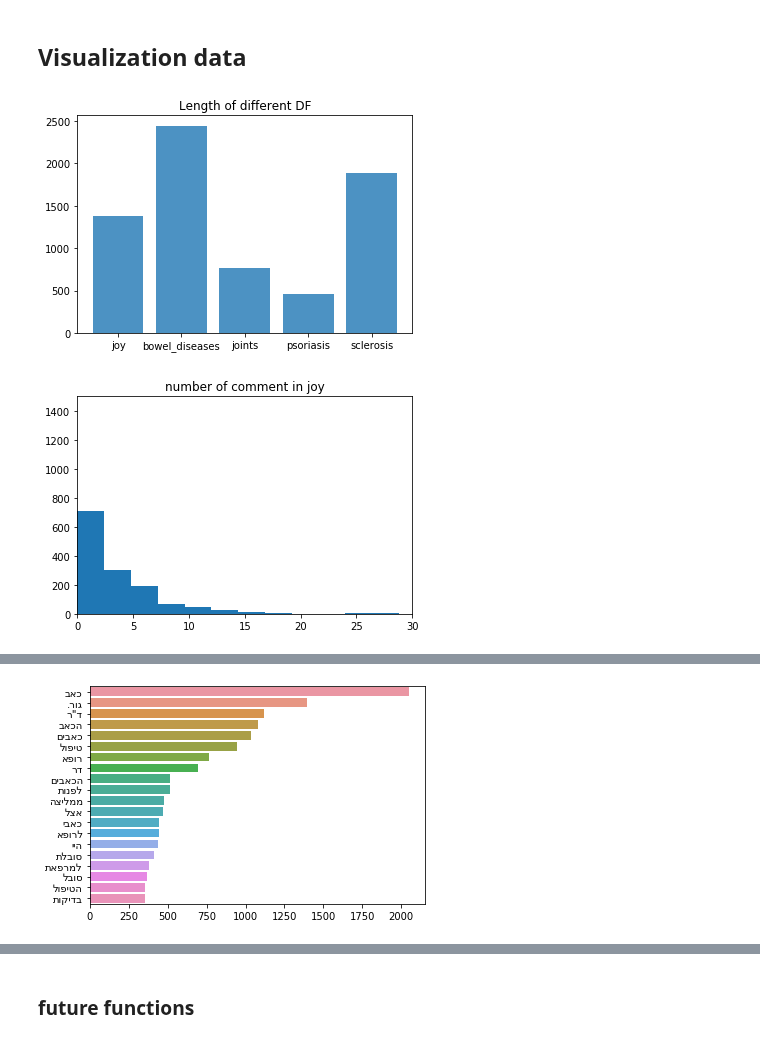
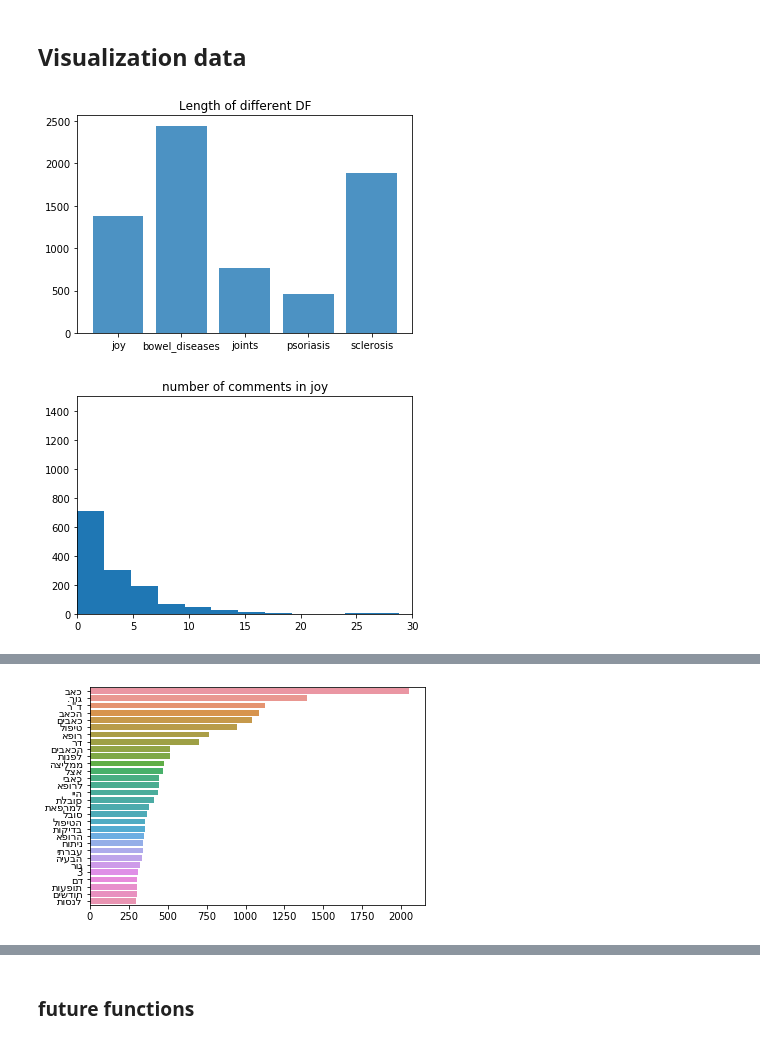
Before and after one commit to roishlezinger/nlpH, a Jupyter notebook: final project/organizes_data.ipynb, the cells around one changed output, grey strips where cells are left out. Drawn from its saved outputs; the diff is of its cells as text; code cells hidden in the pictures.

```diff
--- a/final project/organizes_data.ipynb
+++ b/final project/organizes_data.ipynb
@@ -9,13 +9,12 @@ import seaborn as sns
 from collections import Counter
 from sklearn.feature_extraction.text import CountVectorizer
 # %%
-
 def first_aid(df):
     temp = 'data/'+df+'.csv'
     df = pd.read_csv(temp , sep =',', names = list(range(0,30)))
     df = df[[4,0,5,1,2,3]+list(range(6,29))]
     df[5] = df[5].map(lambda x: x.lstrip('מספר תגובות -'))
-    df.columns = ['url','data','number_comment','name','title',1,2,3,4,5,6,7,8,9,10,11,12,13,14,15,16,17,18,19,20,21,22,23,24]
+    df.columns = ['url','data','number_comment','name','title']+list(range(1,25))
     return df
 
 joy = first_aid('pain')
@@ -191,14 +297,14 @@ def hist_comment(df,name_DF):
     save = list(map(int, save))
     plt.hist(save,bins=30)
     plt.axis([0, 30, 0, 1500])
-    plt.title('number of comment in '+name_DF)
+    plt.title('number of comments in '+name_DF)
     plt.show()
     # TODO: Can you make the graph look prettier? I get in trouble with that
 #hist_comment(psoriasis)
 hist_comment(joy,'joy')
 # %% [output]
 [figure]
-[figure, old version]
+[figure, new version]
 # %%
 def split_DF_to_word(df):
     #Gets DF and returns a list of the words from all columns and rows
@@ -243,17 +349,17 @@ temp = clean_stop_word(temp)
 # 1200
 # 1300
 # %%
-def invert_words(words):
+def invert_words_list(words_list):
     #Reverses the direction of the words so that the graphs in Hebrew will be readable
-    return [w[::-1] for w in words]
+    return [word[::-1] for word in words_list]
 
-def plot_20_common(words):
+def plot_common(words, n=20):
     #Gets text divided into tokens, pulls out a graph
     word_count = Counter(words)
-    most=word_count.most_common(20)
+    most=word_count.most_common(n)
     x, y= zip(*most)
-    sns.barplot(x=y,y=invert_words(x))
+    sns.barplot(x=y,y=invert_words_list(x))
 
-plot_20_common(temp)
+plot_common(temp, 30)
 # %% [output]
-[figure, old version]
+[figure, new version]
```
Also changed, not shown: parts of 7 cells of this notebook.
